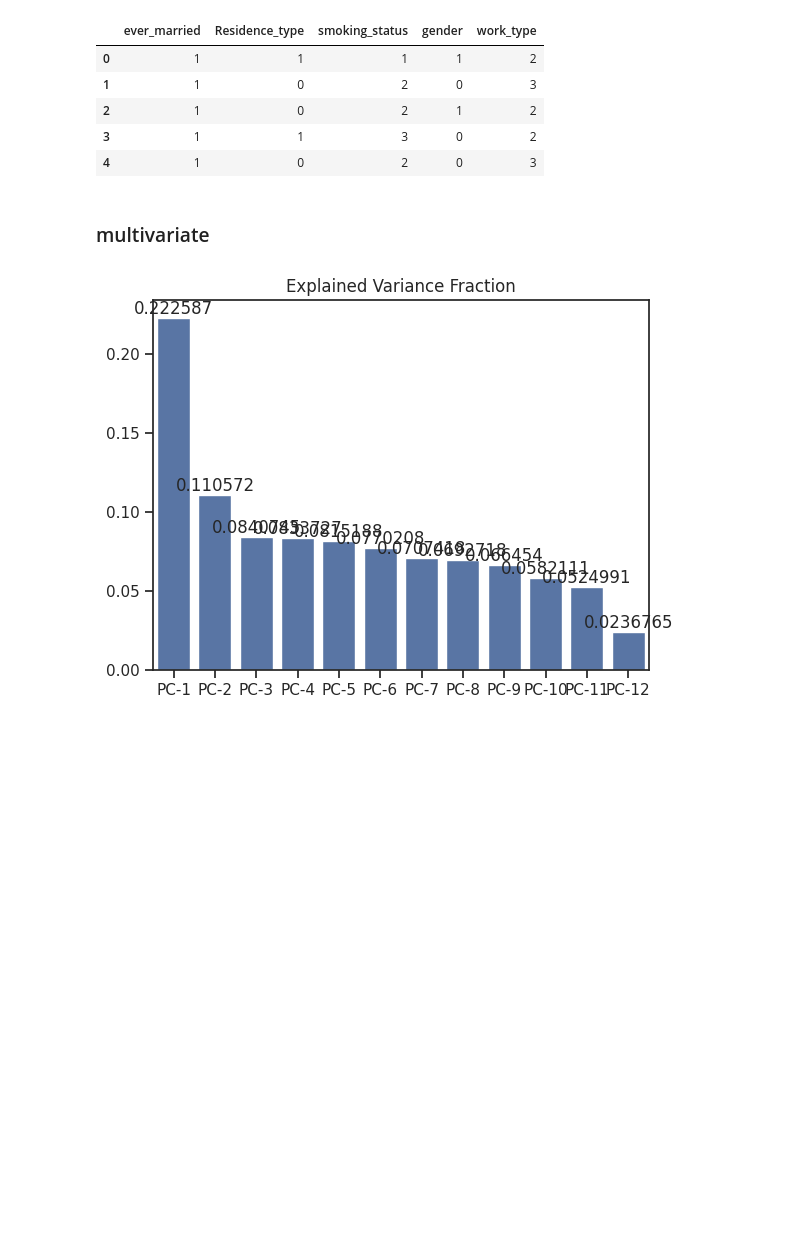
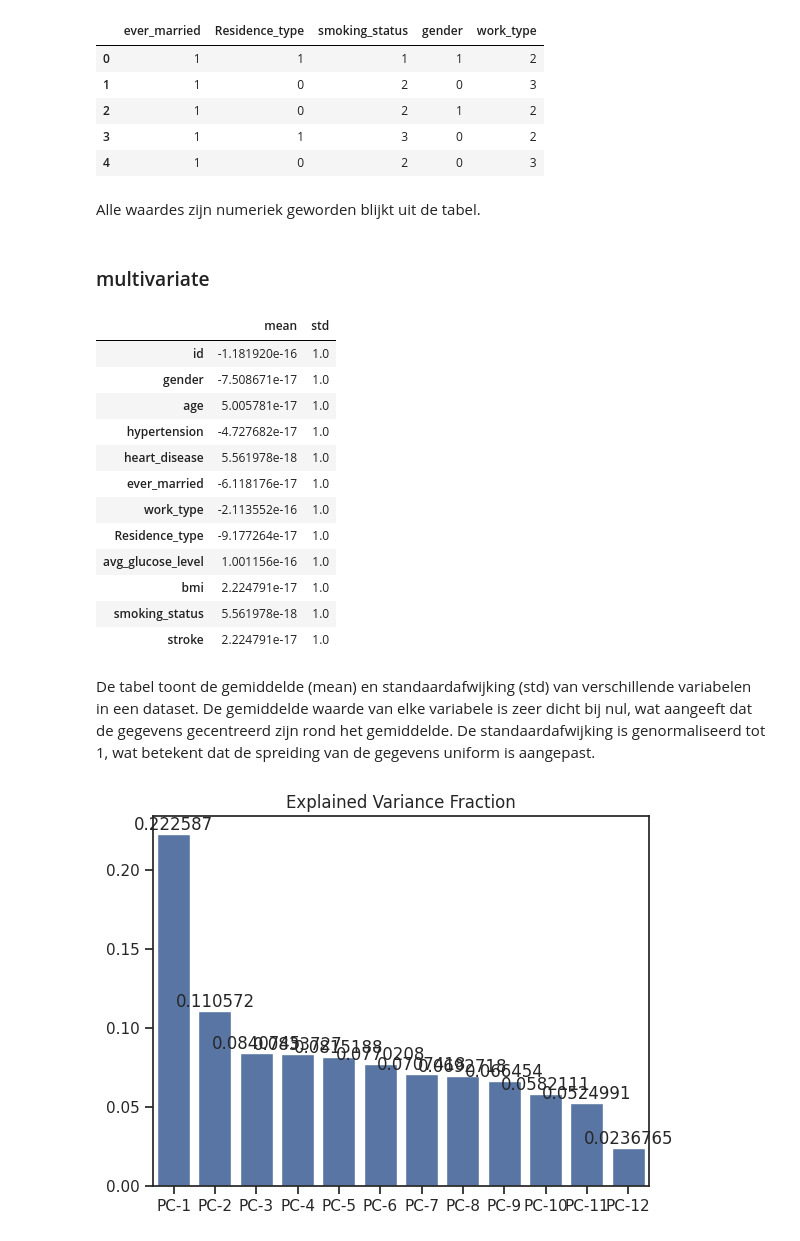
Before and after one commit to Jort20/stroke_data, a Jupyter notebook: stroke.ipynb, the cells around one changed output. Drawn from its saved outputs; the diff is of its cells as text; code cells hidden in the pictures; blank space fills up the shorter version.

```diff
--- a/stroke.ipynb
+++ b/stroke.ipynb
@@ -586,6 +632,8 @@ stroke[['ever_married', 'Residence_type', 'smoking_status', 'gender', 'work_type
 | 2 | 1 | 0 | 2 | 1 | 2 |
 | 3 | 1 | 1 | 3 | 0 | 2 |
 | 4 | 1 | 0 | 2 | 0 | 3 |
+# %% [markdown]
+Alle waardes zijn numeriek geworden blijkt uit de tabel.
 # %% [markdown]
 ### multivariate
 # %%
@@ -597,12 +645,29 @@ scaled = StandardScaler().fit_transform(stroke.select_dtypes(include='number'))
 # %%
 # Import NumPy for mathematical operations
 import numpy as np
 
 # Create a DataFrame to display mean and standard deviation for each feature after scaling
 statistics_df = pd.DataFrame({
     'mean': np.mean(scaled, axis=0),
     'std': np.std(scaled, axis=0)
 }, index=stroke.columns[0:12])
+statistics_df
+# %% [output]
+|  | mean | std |
+| id | -1.181920e-16 | 1.0 |
+| gender | -7.508671e-17 | 1.0 |
+| age | 5.005781e-17 | 1.0 |
+| hypertension | -4.727682e-17 | 1.0 |
+| heart_disease | 5.561978e-18 | 1.0 |
+| ever_married | -6.118176e-17 | 1.0 |
+| work_type | -2.113552e-16 | 1.0 |
+| Residence_type | -9.177264e-17 | 1.0 |
+| avg_glucose_level | 1.001156e-16 | 1.0 |
+| bmi | 2.224791e-17 | 1.0 |
+| smoking_status | 5.561978e-18 | 1.0 |
+| stroke | 2.224791e-17 | 1.0 |
+# %% [markdown]
+De tabel toont de gemiddelde (mean) en standaardafwijking (std) van verschillende variabelen in een dataset. De gemiddelde waarde van elke variabele is zeer dicht bij nul, wat aangeeft dat de gegevens gecentreerd zijn rond het gemiddelde. De standaardafwijking is genormaliseerd tot 1, wat betekent dat de spreiding van de gegevens uniform is aangepast.
 # %%
 # Import PCA (Principal Component Analysis) from sklearn.decomposition
 from sklearn.decomposition import PCA
```
Also changed, not shown: parts of 64 cells of this notebook.
